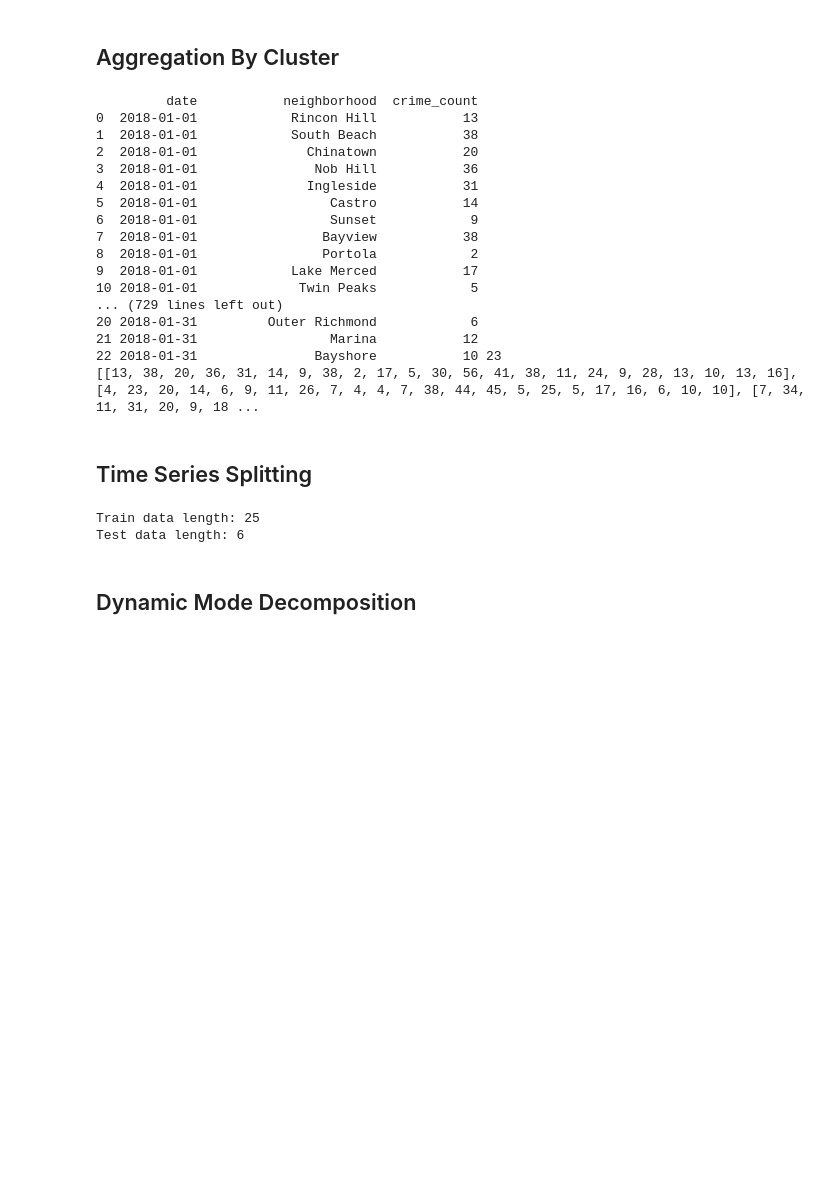
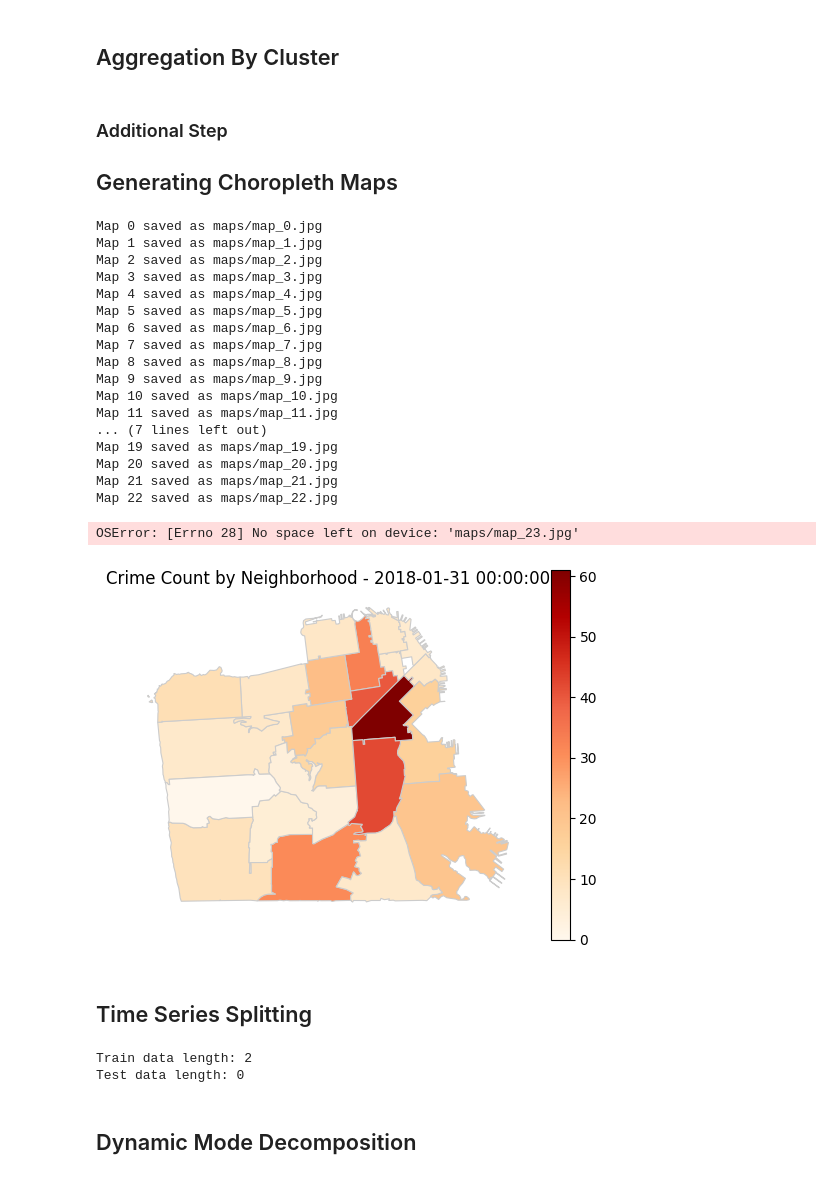
Before and after one commit to JulianErnest/Crime-Prediction-CNN-LSTM-DMD, a Jupyter notebook: main.ipynb, the cells around one changed output. Saved outputs shown, nothing was run; the diff lists cells and outputs as text; code cells hidden in the pictures; blank space fills up the shorter version.

Commit message:
feat: generate choropleth maps and added gitignore

```diff
--- a/main.ipynb
+++ b/main.ipynb
@@ -80,11 +80,12 @@ print(specific_date_data)
 ## Aggregation By Cluster
 # %%
 import geopandas as gpd
+import matplotlib.pyplot as plt
 
 sf_geojson = "SanFrancisco.Neighborhoods.json"
 sf_neighborhoods = gpd.read_file(sf_geojson, driver='GeoJSON')
 
-DAYS = 100
+DAYS = 50
 
 def count_crimes_by_neighborhood(date, crimes_group):
     crimes_group = gpd.GeoDataFrame(crimes_group, geometry=gpd.points_from_xy(crimes_group['Longitude'], crimes_group['Latitude']))
@@ -98,35 +99,59 @@ def count_crimes_by_neighborhood(date, crimes_group):
 crime_by_cluster = []
 
 counter = 0
+map_data = []
+
 for date, crimes_group in crime_by_date:
      # LIMITS THE NUMBER OF DAYS TO PROCESS
     if (counter == DAYS):
         break #
     counter += 1
-
     counts_df = count_crimes_by_neighborhood(date, crimes_group)
+    map = sf_neighborhoods.merge(counts_df, on='neighborhood', how='left')
+    map_data.append(map)
     crime_by_cluster.append(counts_df['crime_count'].tolist())
-
-
-print(crime_by_cluster[:1])
-# %% [output]
-         date           neighborhood  crime_count
-0  2018-01-01            Rincon Hill           13
-1  2018-01-01            South Beach           38
-2  2018-01-01              Chinatown           20
-3  2018-01-01               Nob Hill           36
-4  2018-01-01              Ingleside           31
-5  2018-01-01                 Castro           14
-6  2018-01-01                 Sunset            9
-7  2018-01-01                Bayview           38
-8  2018-01-01                Portola            2
-9  2018-01-01            Lake Merced           17
-10 2018-01-01             Twin Peaks            5
-... (729 lines left out)
-20 2018-01-31         Outer Richmond            6
-21 2018-01-31                 Marina           12
-22 2018-01-31               Bayshore           10 23
-[[13, 38, 20, 36, 31, 14, 9, 38, 2, 17, 5, 30, 56, 41, 38, 11, 24, 9, 28, 13, 10, 13, 16], [4, 23, 20, 14, 6, 9, 11, 26, 7, 4, 4, 7, 38, 44, 45, 5, 25, 5, 17, 16, 6, 10, 10], [7, 34, 11, 31, 20, 9, 18 ...
+# %% [markdown]
+### Additional Step
+## Generating Choropleth Maps
+# %%
+import os
+
+# Create a folder named "maps" if it doesn't exist
+folder_path = "maps"
+if not os.path.exists(folder_path):
+    os.makedirs(folder_path)
+
+for i, map in enumerate(map_data):
+    fig, ax = plt.subplots(1, 1)
+    map.plot(column='crime_count', cmap='OrRd', linewidth=0.8, ax=ax, edgecolor='0.8', legend=True)
+    ax.set_title('Crime Count by Neighborhood - {}'.format(date))
+    ax.axis('off')
+
+    file_path = os.path.join(folder_path, f'map_{i}.jpg')
+    plt.savefig(file_path, dpi=300, format='jpg')
+
+    plt.close()
+    print(f"Map {i} saved as {file_path}")
+# %% [output]
+Map 0 saved as maps/map_0.jpg
+Map 1 saved as maps/map_1.jpg
+Map 2 saved as maps/map_2.jpg
+Map 3 saved as maps/map_3.jpg
+Map 4 saved as maps/map_4.jpg
+Map 5 saved as maps/map_5.jpg
+Map 6 saved as maps/map_6.jpg
+Map 7 saved as maps/map_7.jpg
+Map 8 saved as maps/map_8.jpg
+Map 9 saved as maps/map_9.jpg
+Map 10 saved as maps/map_10.jpg
+Map 11 saved as maps/map_11.jpg
+... (7 lines left out)
+Map 19 saved as maps/map_19.jpg
+Map 20 saved as maps/map_20.jpg
+Map 21 saved as maps/map_21.jpg
+Map 22 saved as maps/map_22.jpg
+OSError: [Errno 28] No space left on device: 'maps/map_23.jpg'
+[figure, added]
 # %% [markdown]
 ## Time Series Splitting
 # %%
@@ -146,8 +171,8 @@ test_data = crime_by_cluster[train_data_length:]
 print("Train data length:", len(train_data))
 print("Test data length:", len(test_data))
 # %% [output]
-Train data length: 25
-Test data length: 6
+Train data length: 2
+Test data length: 0
 # %% [markdown]
 ## Dynamic Mode Decomposition
 # %%
```
Also changed, not shown: 1 other file.
